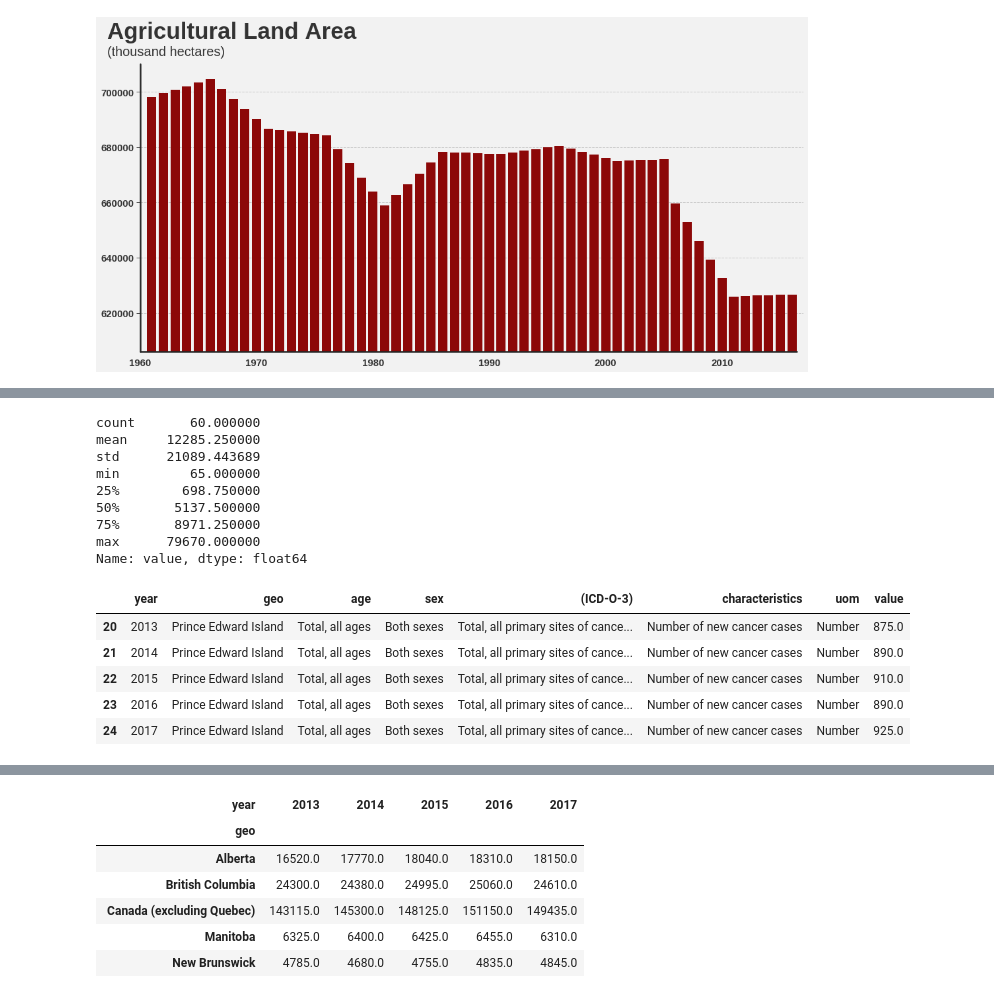
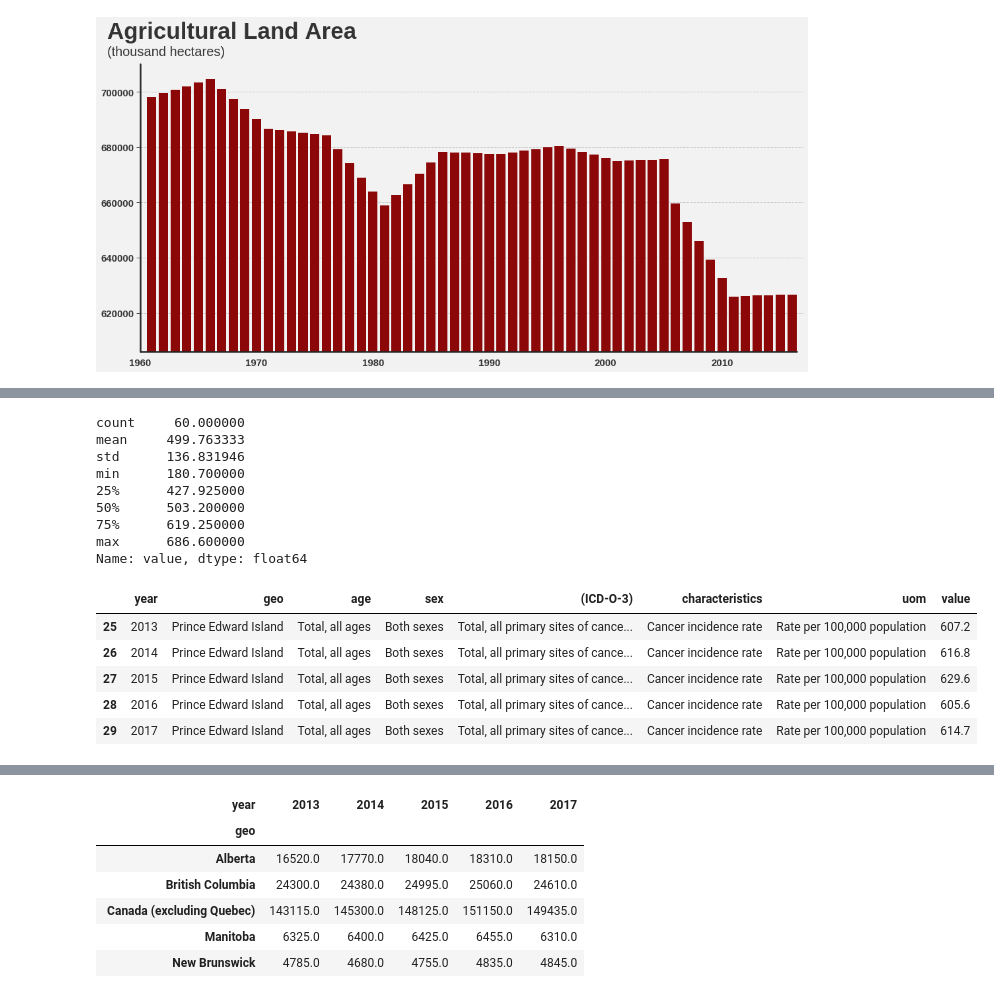
Before and after one commit to Vanagand/DS-Unit-1-Build, a Jupyter notebook: DS_Unit_1_Build.ipynb, the cells around one changed output, grey strips where cells are left out. Saved outputs shown, nothing was run; the diff lists cells and outputs as text; code cells hidden in the pictures.

```diff
--- a/DS_Unit_1_Build.ipynb
+++ b/DS_Unit_1_Build.ipynb
@@ -299,23 +271,23 @@ cdn_cancer_2013_2017_df[geo_yt]
 # %%
 geo_province = (cdn_cancer_2013_2017_df['geo'] != 'Canada (excluding Quebec)') &\
-(cdn_cancer_2013_2017_df['uom'] == 'Number')
+(cdn_cancer_2013_2017_df['uom'] == 'Rate per 100,000 population')
 
 print(cdn_cancer_2013_2017_df[geo_province]['value'].describe())
 
 cdn_cancer_2013_2017_df[geo_pe]
 # %% [output]
-count       60.000000
-mean     12285.250000
-std      21089.443689
-min         65.000000
-25%        698.750000
-50%       5137.500000
-75%       8971.250000
-max      79670.000000
+count     60.000000
+mean     499.763333
+std      136.831946
+min      180.700000
+25%      427.925000
+50%      503.200000
+75%      619.250000
+max      686.600000
 Name: value, dtype: float64
 |  | year | geo | age | sex | (ICD-O-3) | characteristics | uom | value |
-| 20 | 2013 | Prince Edward Island | Total, all ages | Both sexes | Total, all primary sites of cance... | Number of new cancer cases | Number | 875.0 |
-| 21 | 2014 | Prince Edward Island | Total, all ages | Both sexes | Total, all primary sites of cance... | Number of new cancer cases | Number | 890.0 |
-| 22 | 2015 | Prince Edward Island | Total, all ages | Both sexes | Total, all primary sites of cance... | Number of new cancer cases | Number | 910.0 |
-| 23 | 2016 | Prince Edward Island | Total, all ages | Both sexes | Total, all primary sites of cance... | Number of new cancer cases | Number | 890.0 |
-| 24 | 2017 | Prince Edward Island | Total, all ages | Both sexes | Total, all primary sites of cance... | Number of new cancer cases | Number | 925.0 |
+| 25 | 2013 | Prince Edward Island | Total, all ages | Both sexes | Total, all primary sites of cance... | Cancer incidence rate | Rate per 100,000 population | 607.2 |
+| 26 | 2014 | Prince Edward Island | Total, all ages | Both sexes | Total, all primary sites of cance... | Cancer incidence rate | Rate per 100,000 population | 616.8 |
+| 27 | 2015 | Prince Edward Island | Total, all ages | Both sexes | Total, all primary sites of cance... | Cancer incidence rate | Rate per 100,000 population | 629.6 |
+| 28 | 2016 | Prince Edward Island | Total, all ages | Both sexes | Total, all primary sites of cance... | Cancer incidence rate | Rate per 100,000 population | 605.6 |
+| 29 | 2017 | Prince Edward Island | Total, all ages | Both sexes | Total, all primary sites of cance... | Cancer incidence rate | Rate per 100,000 population | 614.7 |
```
Also changed, not shown: parts of 15 cells of this notebook.
